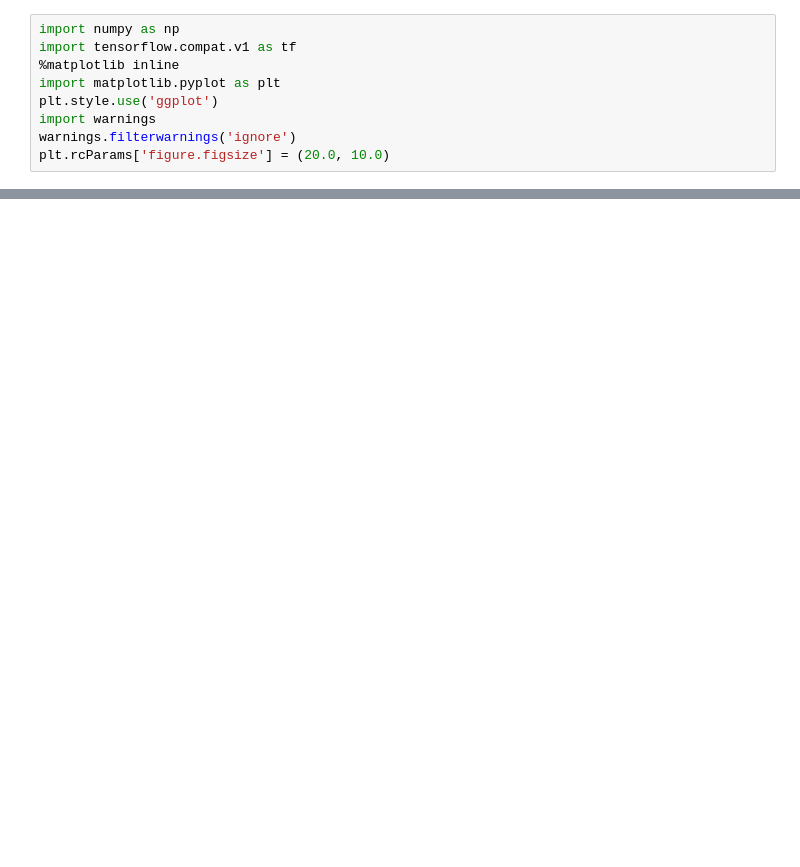
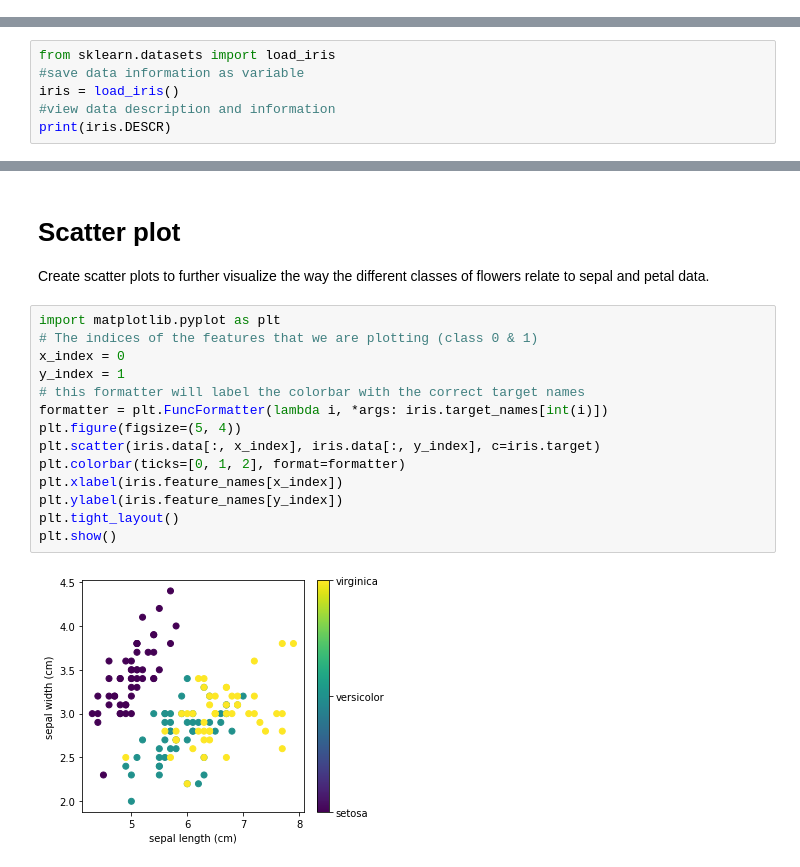
Before and after one commit to MaggieWang1010/Python, a Jupyter notebook: Data_Science/knn.ipynb, the cells around one changed output, grey strips where cells are left out. Drawn from its saved outputs; the diff is of its cells as text; blank space fills up the shorter version.

```diff
--- a/Data_Science/knn.ipynb
+++ b/Data_Science/knn.ipynb
@@ -1,11 +1,2 @@
 # %% [markdown]
 <a href="https://colab.research.google.com/github/MaggieWang1010/Python/blob/main/Data_Science/knn.ipynb" target="_parent"><img src="https://colab.research.google.com/assets/colab-badge.svg" alt="Open In Colab"/></a>
-# %%
-import numpy as np
-import tensorflow.compat.v1 as tf
-%matplotlib inline
-import matplotlib.pyplot as plt
-plt.style.use('ggplot')
-import warnings
-warnings.filterwarnings('ignore')
-plt.rcParams['figure.figsize'] = (20.0, 10.0)
@@ -104,0 +8,6 @@ print (get_label(y_index))
+# %%
+from sklearn.datasets import load_iris
+#save data information as variable
+iris = load_iris()
+#view data description and information
+print(iris.DESCR)
@@ -104,0 +114,19 @@ print (get_label(y_index))
+# %% [markdown]
+# **Scatter plot**
+Create scatter plots to further visualize the way the different classes of flowers relate to sepal and petal data.
+# %%
+import matplotlib.pyplot as plt
+# The indices of the features that we are plotting (class 0 & 1)
+x_index = 0
+y_index = 1
+# this formatter will label the colorbar with the correct target names
+formatter = plt.FuncFormatter(lambda i, *args: iris.target_names[int(i)])
+plt.figure(figsize=(5, 4))
+plt.scatter(iris.data[:, x_index], iris.data[:, y_index], c=iris.target)
+plt.colorbar(ticks=[0, 1, 2], format=formatter)
+plt.xlabel(iris.feature_names[x_index])
+plt.ylabel(iris.feature_names[y_index])
+plt.tight_layout()
+plt.show()
+# %% [output]
+[figure, added]
```
Also changed, not shown: parts of 51 cells of this notebook.
